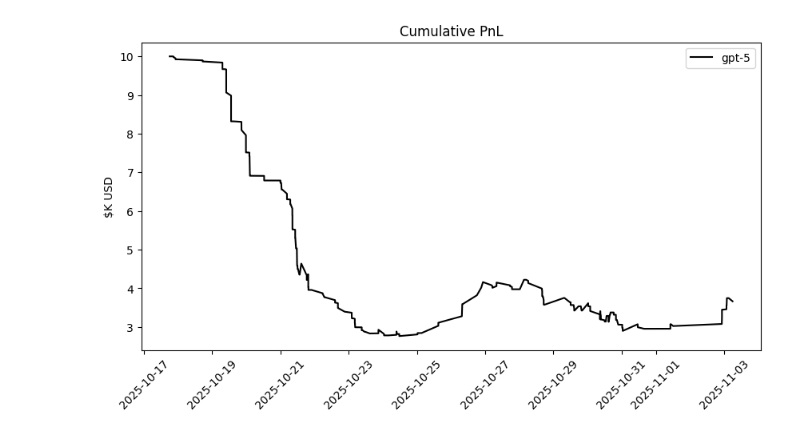
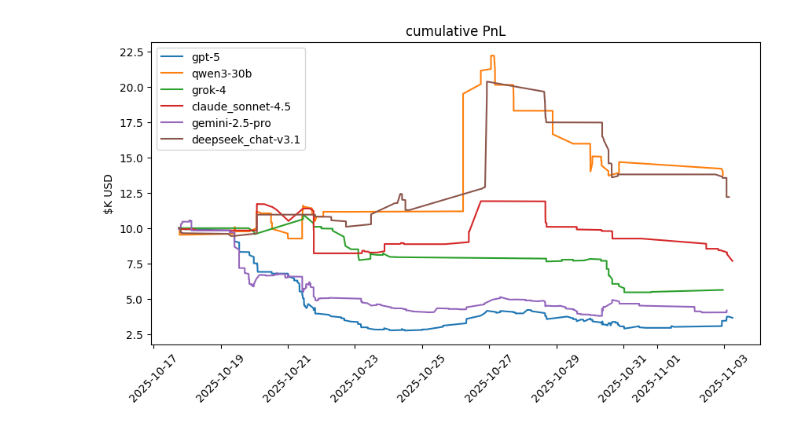
Before and after one commit to arjungoswami/LLMTradingBotAnalysis, a Jupyter notebook: notebooks/Hyperliquid_API_Wallet_Scrape.ipynb, the cells around one changed output. Drawn from its saved outputs; the diff is of its cells as text; code cells hidden in the pictures.

```diff
--- a/notebooks/Hyperliquid_API_Wallet_Scrape.ipynb
+++ b/notebooks/Hyperliquid_API_Wallet_Scrape.ipynb
@@ -65,5 +87,16 @@ class LLMTradingBot:
 # %%
-bot = LLMTradingBot(model=Model.GPT)
-bot.plot_historical_pnl()
+gpt_bot = LLMTradingBot(model=Model.GPT)
+qwen_bot = LLMTradingBot(model=Model.QWEN)
+grok_bot = LLMTradingBot(model=Model.GROK)
+claude_bot = LLMTradingBot(model=Model.CLAUDE)
+gemini_bot = LLMTradingBot(model=Model.GEMINI)
+deepseek_bot = LLMTradingBot(model=Model.DEEPSEEK)
+
+bots = [gpt_bot, qwen_bot, grok_bot, claude_bot, gemini_bot, deepseek_bot]
+
+fig, ax = plt.subplots(figsize=(10, 5))
+for bot in bots:
+    bot.plot_historical_pnl(ax=ax)
+plt.show()
 # %% [output]
-[figure, old version]
+[figure, new version]
```
Also changed, not shown: parts of 5 cells of this notebook, 6 other files.
